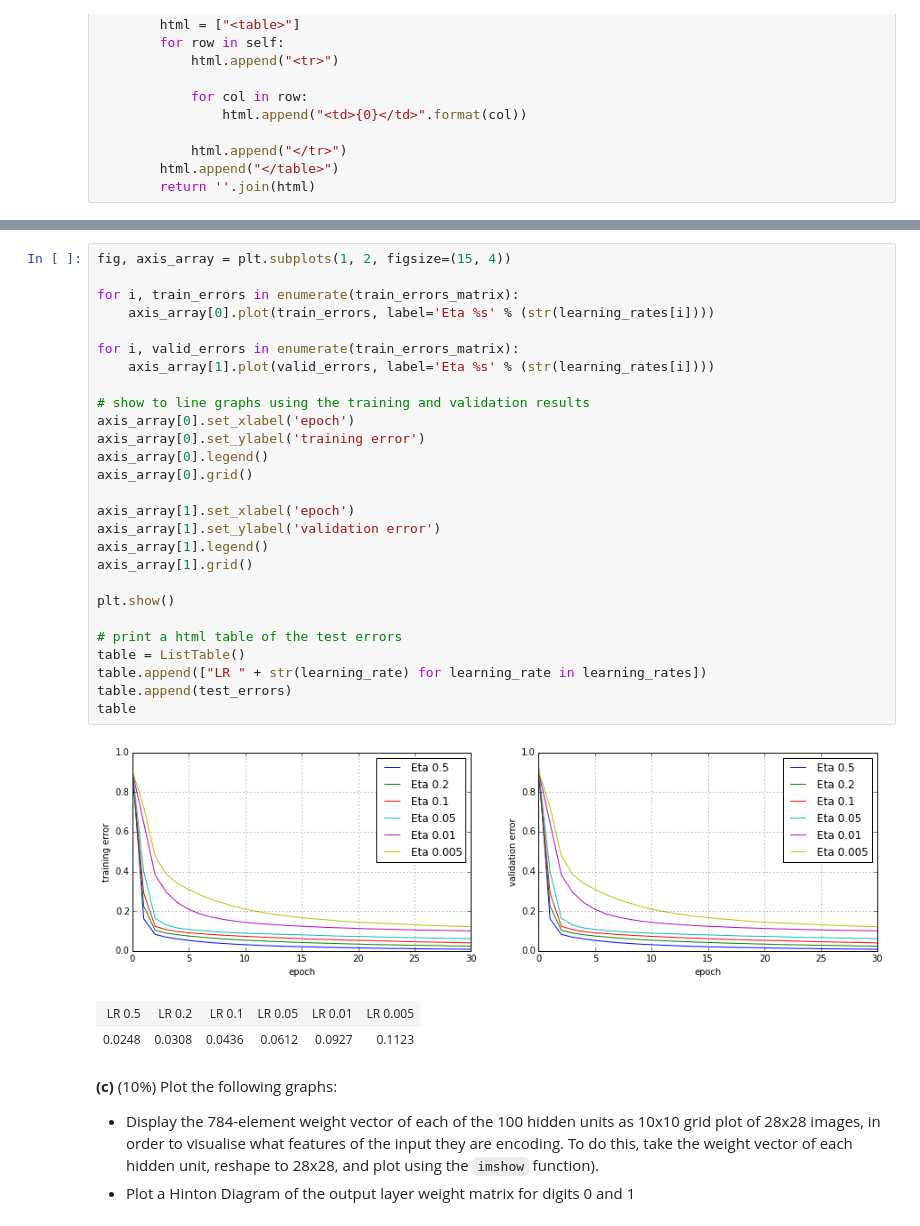
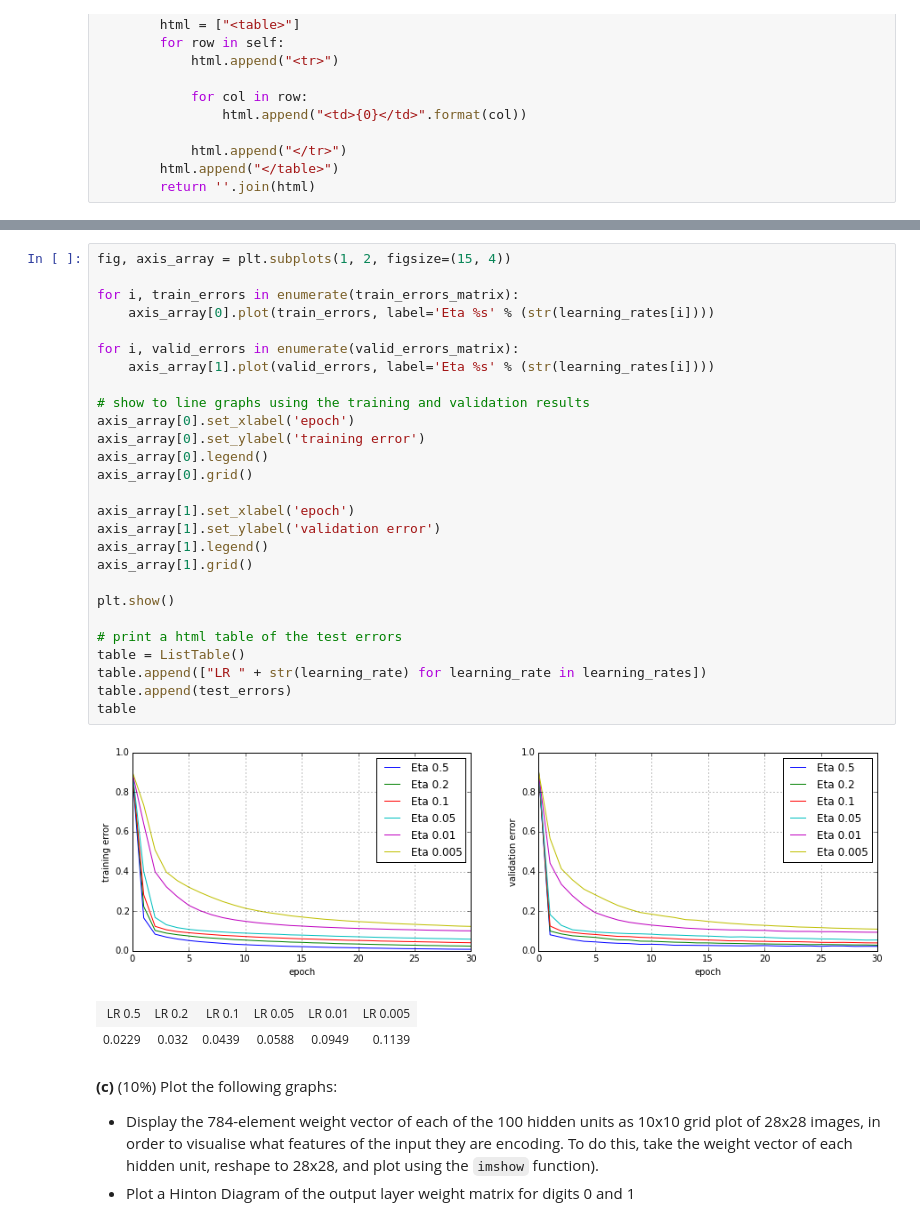
Before and after one commit to SamDavies/Convolutional-Neural-Network, a Jupyter notebook: 03_MLP_Coursework1.ipynb, the cells around one changed output, grey strips where cells are left out. Saved outputs shown, nothing was run; the diff lists cells and outputs as text.

```diff
--- a/03_MLP_Coursework1.ipynb
+++ b/03_MLP_Coursework1.ipynb
@@ -361,34 +361,34 @@ WARNING:root:MNIST test set accuracy is 88.77 % (cost is 0.452)
 # %%
 fig, axis_array = plt.subplots(1, 2, figsize=(15, 4))
 
 for i, train_errors in enumerate(train_errors_matrix):
     axis_array[0].plot(train_errors, label='Eta %s' % (str(learning_rates[i])))
 
-for i, valid_errors in enumerate(train_errors_matrix):
+for i, valid_errors in enumerate(valid_errors_matrix):
     axis_array[1].plot(valid_errors, label='Eta %s' % (str(learning_rates[i])))
 
 # show to line graphs using the training and validation results
 axis_array[0].set_xlabel('epoch')
 axis_array[0].set_ylabel('training error')
 axis_array[0].legend()
 axis_array[0].grid()
 
 axis_array[1].set_xlabel('epoch')
 axis_array[1].set_ylabel('validation error')
 axis_array[1].legend()
 axis_array[1].grid()
 
 plt.show()
 
 # print a html table of the test errors
 table = ListTable()
 table.append(["LR " + str(learning_rate) for learning_rate in learning_rates])
 table.append(test_errors)
 table
 # %% [output]
-[figure, old version]
+[figure, new version]
 | LR 0.5 | LR 0.2 | LR 0.1 | LR 0.05 | LR 0.01 | LR 0.005 |
-| 0.0248 | 0.0308 | 0.0436 | 0.0612 | 0.0927 | 0.1123 |
+| 0.0229 | 0.032 | 0.0439 | 0.0588 | 0.0949 | 0.1139 |
 # %% [markdown]
 **(c)** (10%) Plot the following graphs:
   * Display the 784-element weight vector of each of the 100 hidden units as 10x10 grid plot of 28x28 images, in order to visualise what features of the input they are encoding.  To do this, take the weight vector of each hidden unit, reshape to 28x28, and plot using the `imshow` function).
```
Also changed, not shown: parts of 2 cells of this notebook, 2 other files.
